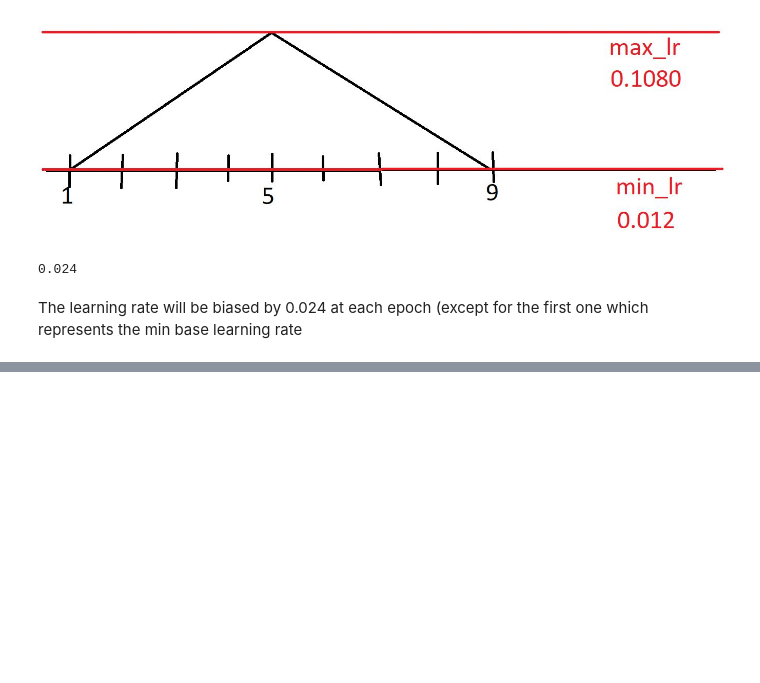
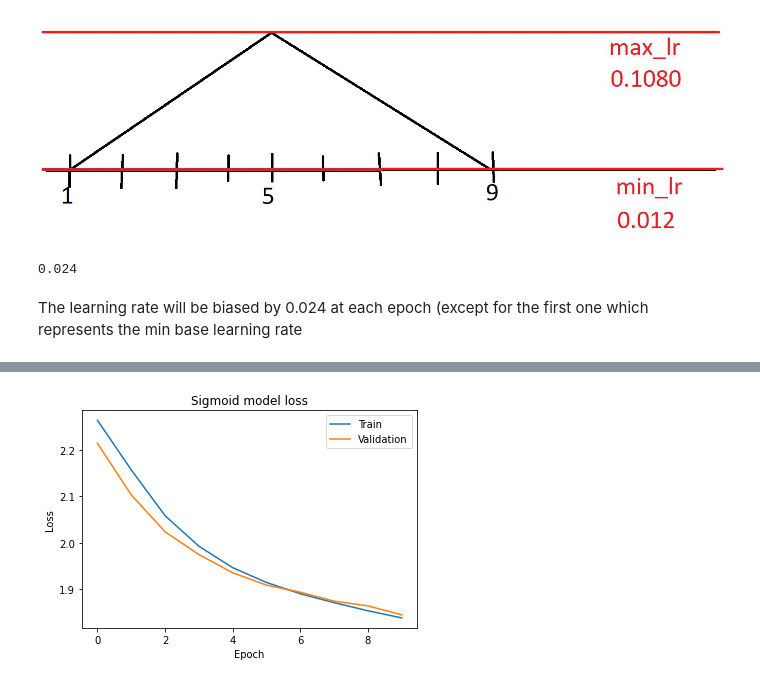
Before and after one commit to outtayerloop/m2-deep-learning, a Jupyter notebook: labs/deep_learning_with_keras/1_deep_learning_with_keras.ipynb, the cells around one changed output, grey strips where cells are left out. Cells and saved outputs as stored; diff of their text form; code cells hidden in the pictures; blank space fills up the shorter version.

```diff
--- a/labs/deep_learning_with_keras/1_deep_learning_with_keras.ipynb
+++ b/labs/deep_learning_with_keras/1_deep_learning_with_keras.ipynb
@@ -963,0 +1039,4 @@ The peak accuracy reached is 0.9094 at the end of the cycle
+# %%
+sigmoid_model.compile(optimizer='sgd', loss='sparse_categorical_crossentropy', metrics=['accuracy'])
+# categorical_crossentropy : used when class values are already one-hot-encoded
+# sparse_categorical_crossentropy : used when class values are not already one-hot-encoded
@@ -963,0 +1045,6 @@ The peak accuracy reached is 0.9094 at the end of the cycle
+# %%
+from sklearn.preprocessing import MinMaxScaler
+
+scaler = MinMaxScaler()
+X_train = X_train.reshape(-1, image_height*image_width*color_count)
+X_train = scaler.fit_transform(X_train) # or X_train / 255 as min = 0 and max = 255 (RGB colors)
@@ -963,0 +1055,9 @@ The peak accuracy reached is 0.9094 at the end of the cycle
+# %%
+import tensorflow as tf
+
+class LogCallback(tf.keras.callbacks.Callback):
+  def on_epoch_end(self, epoch, logs=None):
+    print('\n\nTrain Loss = {}\nValidation Loss = {}\nEpoch =  {}\n'.format(logs['loss'], logs['val_loss'], epoch))
+# %%
+sigmoid_model_history = sigmoid_model.fit(X_train, y_train, epochs=10, validation_split=0.3, callbacks=[LogCallback()])
+sigmoid_model_history
@@ -963,0 +1119,10 @@ The peak accuracy reached is 0.9094 at the end of the cycle
+# %%
+plt.plot(sigmoid_model_history.history['loss'])
+plt.plot(sigmoid_model_history.history['val_loss'])
+plt.title('Sigmoid model loss')
+plt.ylabel('Loss')
+plt.xlabel('Epoch')
+plt.legend(['Train', 'Validation'], loc='upper right')
+plt.show()
+# %% [output]
+[figure, added]
```
Also changed, not shown: parts of 115 cells of this notebook, 21 other files.
